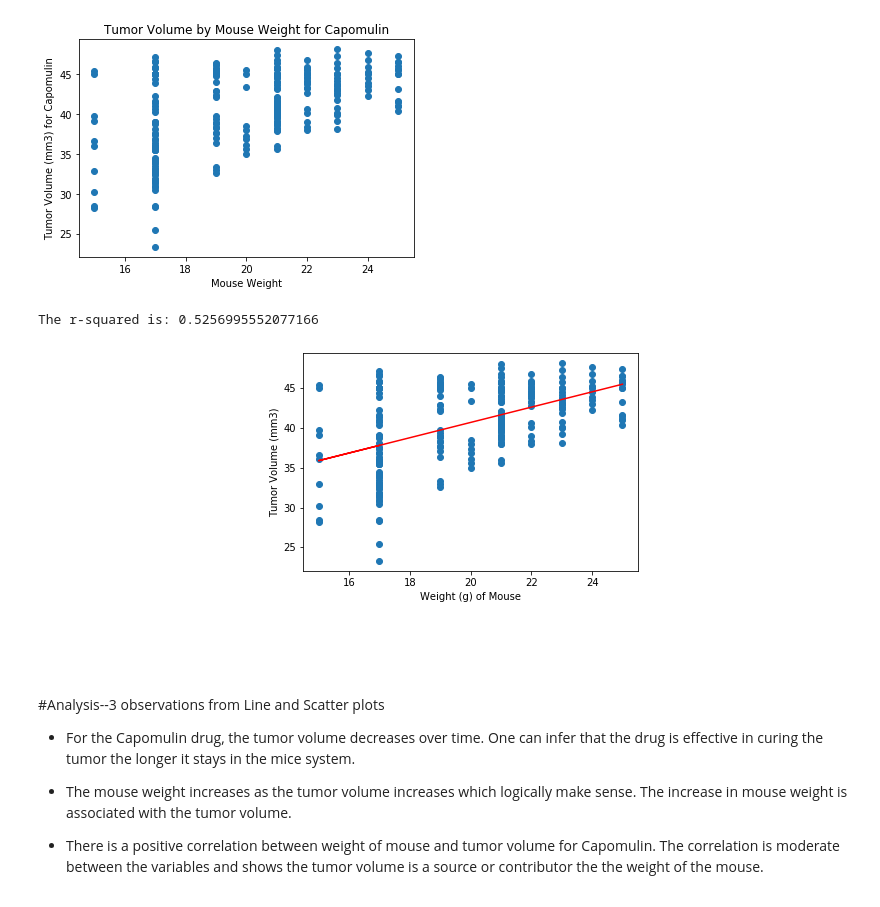
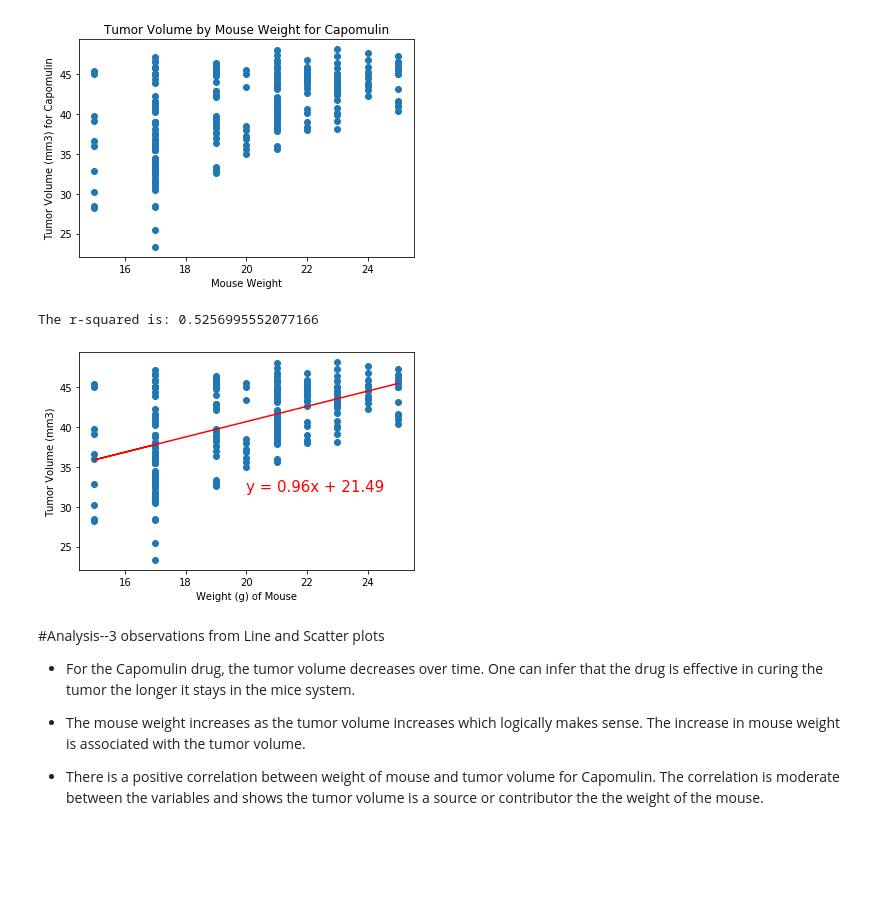
Before and after one commit to bford05/Pymaceuticals, a Jupyter notebook: Pymaceuticals.ipynb, the cells around one changed output. Saved outputs shown, nothing was run; the diff lists cells and outputs as text; code cells hidden in the pictures; blank space fills up the shorter version.

Commit message:
updated parameters for line equation

```diff
--- a/Pymaceuticals.ipynb
+++ b/Pymaceuticals.ipynb
@@ -414,25 +414,25 @@ plt.show()
 # %%
 # Calculate the correlation coefficient and linear regression model for mouse weight and average tumor volume for the Capomulin regimen
 
 x_values = mouse_weight
 y_values = tumor_vol_cap
 (slope, intercept, rvalue, pvalue, stderr) = linregress(x_values, y_values)
 regress_values = x_values * slope + intercept
 line_eq = "y = " + str(round(slope,2)) + "x + " + str(round(intercept,2))
 plt.scatter(x_values,y_values)
 plt.plot(x_values,regress_values,"r-")
-plt.annotate(line_eq,(6,10),fontsize=15,color="red")
+plt.annotate(line_eq,(20,32),fontsize=15,color="red")
 plt.xlabel("Weight (g) of Mouse")
 plt.ylabel("Tumor Volume (mm3)")
 print(f"The r-squared is: {rvalue}")
 plt.show()
 # %% [output]
 The r-squared is: 0.5256995552077166
-[figure, old version]
+[figure, new version]
 # %% [markdown]
 #Analysis--3 observations from Line and Scatter plots
 - For the Capomulin drug, the tumor volume decreases over time. One can infer that the drug is effective in curing the tumor the longer it stays in the mice system.
 
-- The mouse weight increases as the tumor volume increases which logically make sense. The increase in mouse weight is associated with the tumor volume.
+- The mouse weight increases as the tumor volume increases which logically makes sense. The increase in mouse weight is associated with the tumor volume.
 
 - There is a positive correlation between weight of mouse and tumor volume for Capomulin. The correlation is moderate between the variables and shows the tumor volume is a source or contributor the the weight of the mouse.
```
Also changed, not shown: parts of 1 cell of this notebook.
